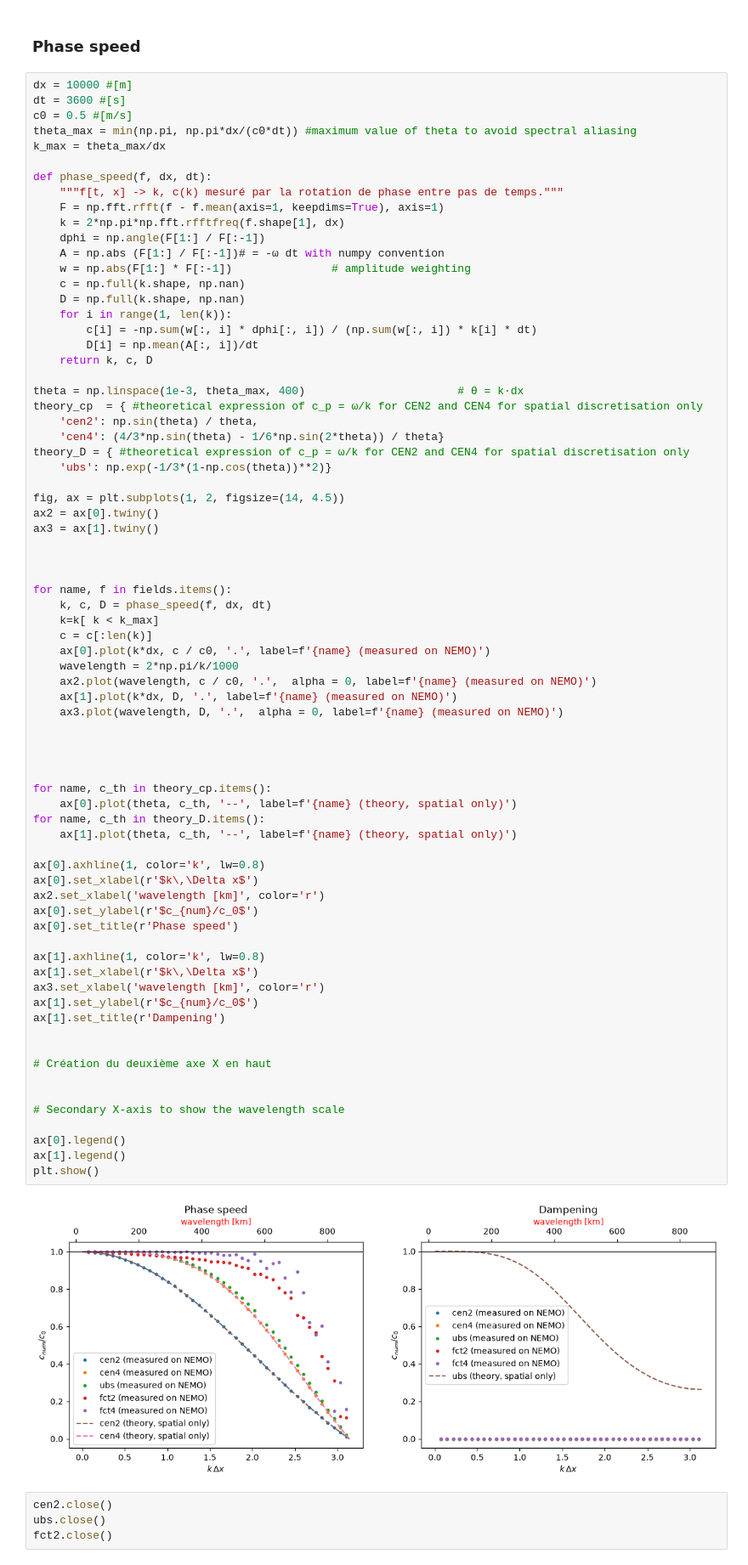
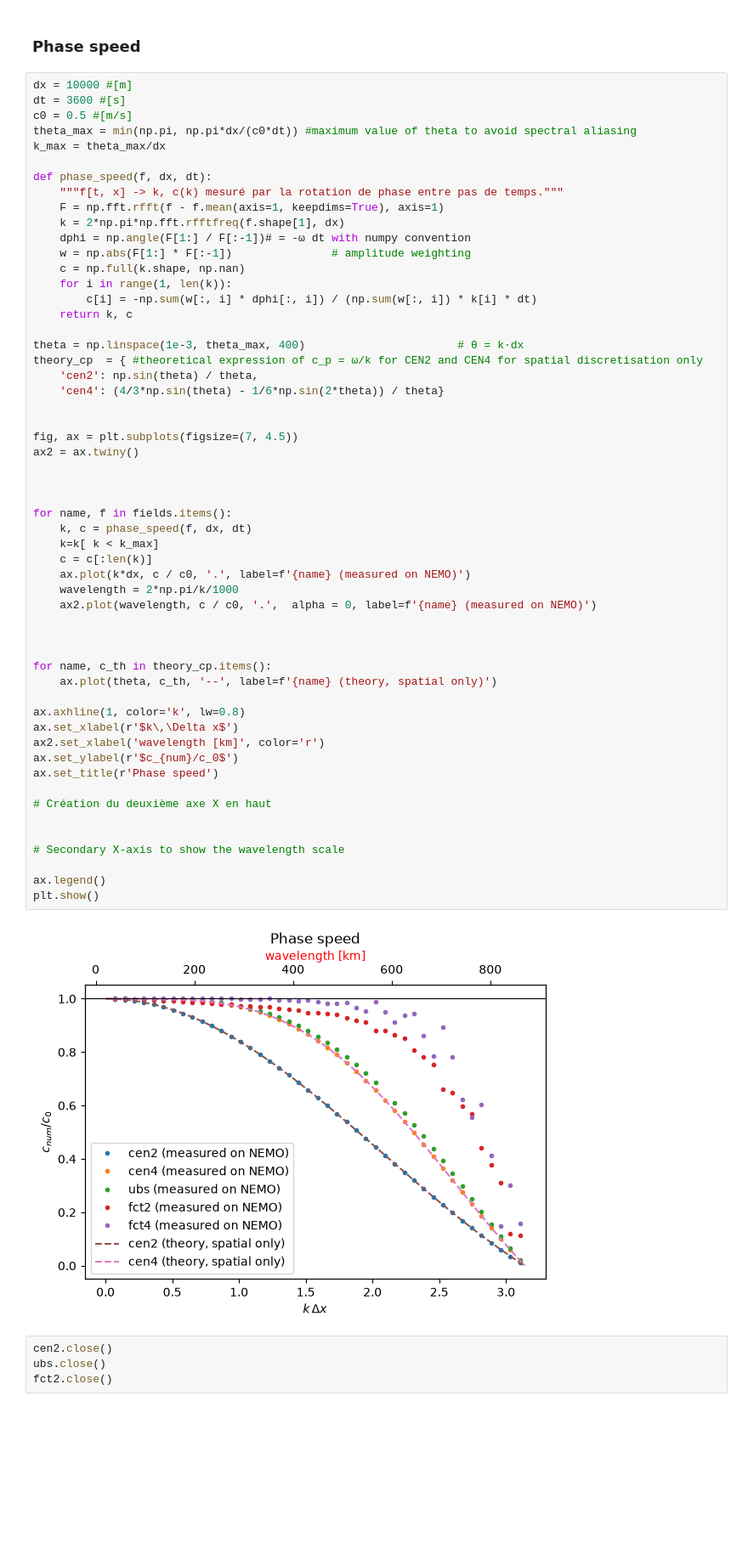
Before and after one commit to justinebuisson606/NEMO_Demonstrators, a Jupyter notebook: Demonstrator 1.ipynb, the cells around one changed output. Shown at 85% size. Drawn from its saved outputs; the diff is of its cells as text; blank space fills up the shorter version.

```diff
--- a/Demonstrator 1.ipynb
+++ b/Demonstrator 1.ipynb
@@ -427,70 +440,52 @@ def phase_speed(f, dx, dt):
     """f[t, x] -> k, c(k) mesuré par la rotation de phase entre pas de temps."""
     F = np.fft.rfft(f - f.mean(axis=1, keepdims=True), axis=1)
     k = 2*np.pi*np.fft.rfftfreq(f.shape[1], dx)
-    dphi = np.angle(F[1:] / F[:-1])
-    A = np.abs (F[1:] / F[:-1])# = -ω dt with numpy convention
+    dphi = np.angle(F[1:] / F[:-1])# = -ω dt with numpy convention
     w = np.abs(F[1:] * F[:-1])               # amplitude weighting
     c = np.full(k.shape, np.nan)
-    D = np.full(k.shape, np.nan)
     for i in range(1, len(k)):
         c[i] = -np.sum(w[:, i] * dphi[:, i]) / (np.sum(w[:, i]) * k[i] * dt)
-        D[i] = np.mean(A[:, i])/dt
-    return k, c, D
+    return k, c
 
 theta = np.linspace(1e-3, theta_max, 400)                       # θ = k·dx
 theory_cp  = { #theoretical expression of c_p = ω/k for CEN2 and CEN4 for spatial discretisation only
     'cen2': np.sin(theta) / theta,
     'cen4': (4/3*np.sin(theta) - 1/6*np.sin(2*theta)) / theta}
-theory_D = { #theoretical expression of c_p = ω/k for CEN2 and CEN4 for spatial discretisation only
-    'ubs': np.exp(-1/3*(1-np.cos(theta))**2)}
 
-fig, ax = plt.subplots(1, 2, figsize=(14, 4.5))
-ax2 = ax[0].twiny()
-ax3 = ax[1].twiny()
+
+fig, ax = plt.subplots(figsize=(7, 4.5))
+ax2 = ax.twiny()
 
 
 
 for name, f in fields.items():
-    k, c, D = phase_speed(f, dx, dt)
+    k, c = phase_speed(f, dx, dt)
     k=k[ k < k_max]
     c = c[:len(k)]
-    ax[0].plot(k*dx, c / c0, '.', label=f'{name} (measured on NEMO)')
+    ax.plot(k*dx, c / c0, '.', label=f'{name} (measured on NEMO)')
     wavelength = 2*np.pi/k/1000
     ax2.plot(wavelength, c / c0, '.',  alpha = 0, label=f'{name} (measured on NEMO)')
-    ax[1].plot(k*dx, D, '.', label=f'{name} (measured on NEMO)')
-    ax3.plot(wavelength, D, '.',  alpha = 0, label=f'{name} (measured on NEMO)')
-
 
 
 
 for name, c_th in theory_cp.items():
-    ax[0].plot(theta, c_th, '--', label=f'{name} (theory, spatial only)')
-for name, c_th in theory_D.items():
-    ax[1].plot(theta, c_th, '--', label=f'{name} (theory, spatial only)')
+    ax.plot(theta, c_th, '--', label=f'{name} (theory, spatial only)')
 
-ax[0].axhline(1, color='k', lw=0.8)
-ax[0].set_xlabel(r'$k\,\Delta x$')
+ax.axhline(1, color='k', lw=0.8)
+ax.set_xlabel(r'$k\,\Delta x$')
 ax2.set_xlabel('wavelength [km]', color='r')
-ax[0].set_ylabel(r'$c_{num}/c_0$')
-ax[0].set_title(r'Phase speed')
-
-ax[1].axhline(1, color='k', lw=0.8)
-ax[1].set_xlabel(r'$k\,\Delta x$')
-ax3.set_xlabel('wavelength [km]', color='r')
-ax[1].set_ylabel(r'$c_{num}/c_0$')
-ax[1].set_title(r'Dampening')
-
+ax.set_ylabel(r'$c_{num}/c_0$')
+ax.set_title(r'Phase speed')
 
 # Création du deuxième axe X en haut
 
 
 # Secondary X-axis to show the wavelength scale
 
-ax[0].legend()
-ax[1].legend()
+ax.legend()
 plt.show()
 # %% [output]
-[figure, old version]
+[figure, new version]
 # %%
 cen2.close()
 ubs.close()
```
Also changed, not shown: parts of 11 cells of this notebook, 4 other files.
